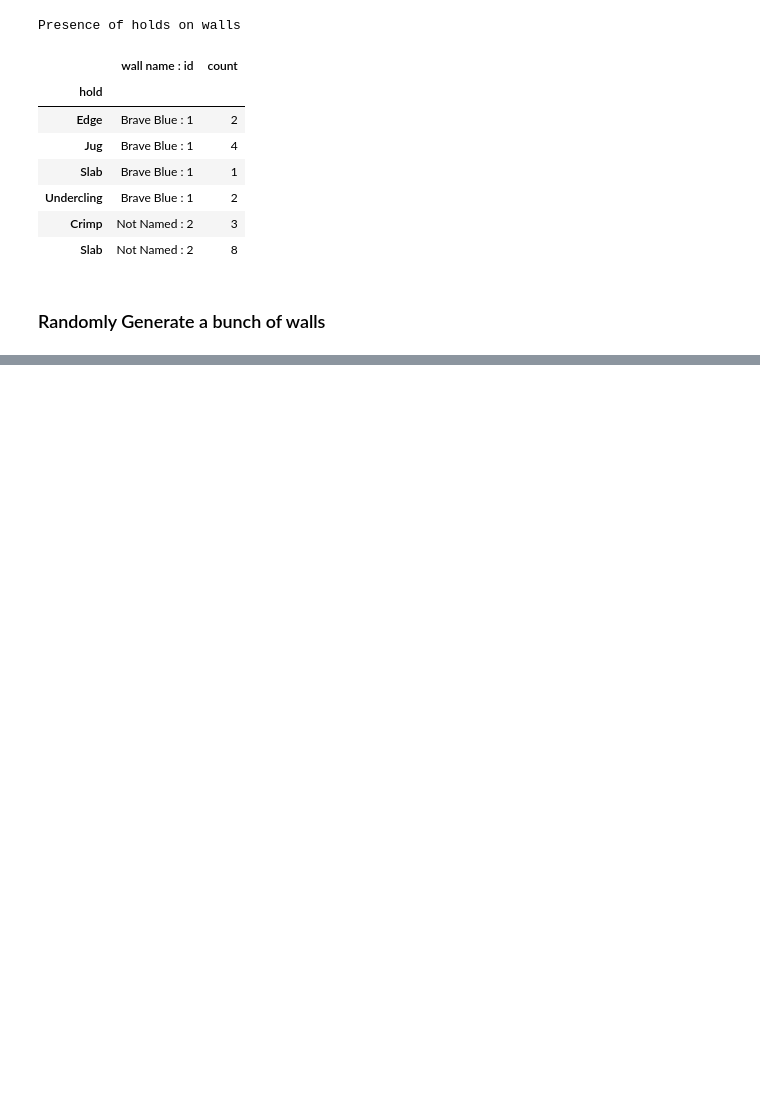
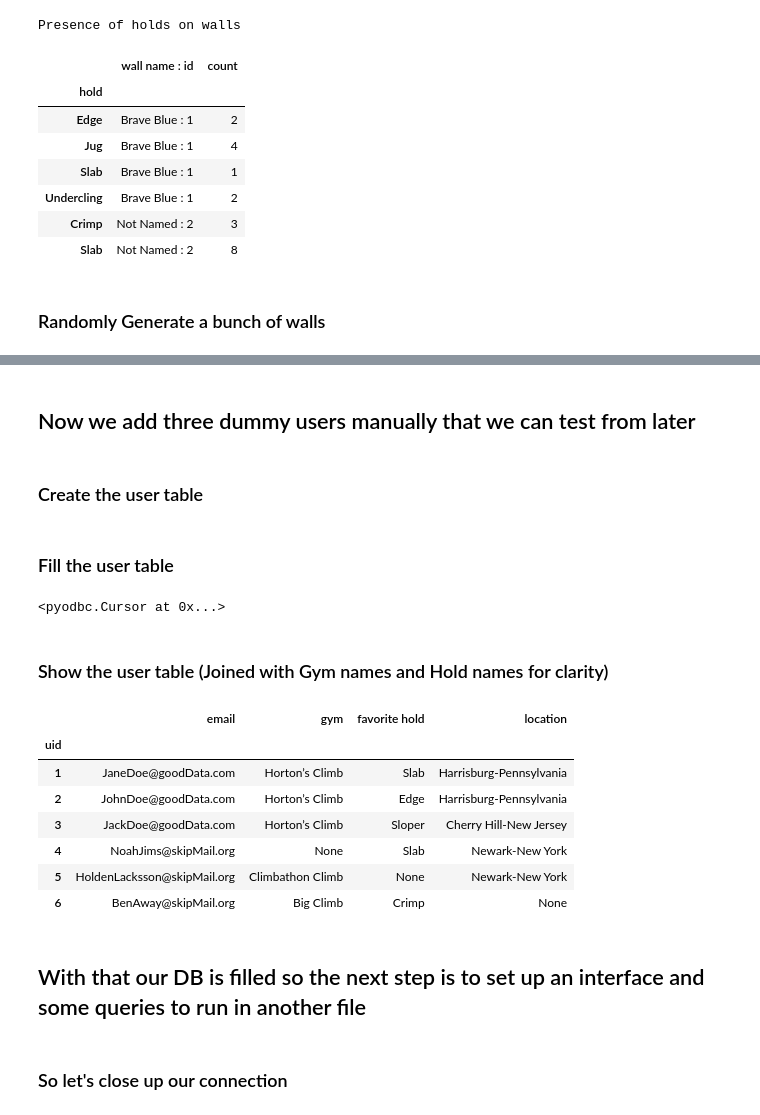
Before and after one commit to ethane103/climbing-SQL_Project, a Jupyter notebook: fillDB.ipynb, the cells around one changed output, grey strips where cells are left out. Cells and saved outputs as stored; diff of their text form; code cells hidden in the pictures; blank space fills up the shorter version.

Commit message:
Finished fillDB

```diff
--- a/fillDB.ipynb
+++ b/fillDB.ipynb
@@ -413,0 +418,4 @@ Presence of holds on walls
+# %% [markdown]
+## Now we add three dummy users manually that we can test from later
+# %% [markdown]
+### Create the user table
@@ -413,0 +437,67 @@ Presence of holds on walls
+# %% [markdown]
+### Fill the user table
+# %%
+# Let's start with a couple John and Jane who live in Pennsylvania and have filled in a favorite gym, Jane likes slab and John likes edge
+# And let's add their son Jack Doe who's moved to New Jersey but has the same favorite gym as his parents
+cursor.execute("""
+INSERT INTO
+    users (email, favorite_hold, city, state, gym)
+VALUES
+    ("JaneDoe@goodData.com", 3, "Harrisburg", "Pennsylvania", 3),
+    ("JohnDoe@goodData.com", 2, "Harrisburg", "Pennsylvania", 3),
+    ("JackDoe@goodData.com", 6, "Cherry Hill", "New Jersey", 3)
+""")
+
+# Now lets create three users who are a bit less commited, one each who skipped filling out a favorite hold, city and state or gym
+cursor.execute("""
+INSERT INTO
+    users (email, favorite_hold, city, state)
+VALUES
+    ("NoahJims@skipMail.org", 3, "Newark", "New York")
+""")
+
+cursor.execute("""
+INSERT INTO
+    users (email, city, state, gym)
+VALUES
+    ("HoldenLacksson@skipMail.org", "Newark", "New York", 10)
+""")
+
+cursor.execute("""
+INSERT INTO
+    users (email, favorite_hold, gym)
+VALUES
+    ("BenAway@skipMail.org", 4, 2)
+""");
+# %% [output]
+<pyodbc.Cursor at 0x...>
+# %% [markdown]
+### Show the user table (Joined with Gym names and Hold names for clarity)
+# %%
+# Put together and run query for users info.
+get_users = """
+SELECT
+    users.id AS uid,
+    users.email AS email,
+    gyms.name AS gym,
+    holds.name AS 'favorite hold',
+    CONCAT(users.city,'-', users.state) AS location
+FROM users
+LEFT JOIN gyms ON users.gym = gyms.id
+LEFT JOIN holds ON users.favorite_hold = holds.id
+"""
+df = query_to_df(get_users, cursor)
+display(df)
+# %% [output]
+|  | email | gym | favorite hold | location |
+| uid |  |  |  |  |
+| 1 | JaneDoe@goodData.com | Horton’s Climb | Slab | Harrisburg-Pennsylvania |
+| 2 | JohnDoe@goodData.com | Horton’s Climb | Edge | Harrisburg-Pennsylvania |
+| 3 | JackDoe@goodData.com | Horton’s Climb | Sloper | Cherry Hill-New Jersey |
+| 4 | NoahJims@skipMail.org | None | Slab | Newark-New York |
+| 5 | HoldenLacksson@skipMail.org | Climbathon Climb | None | Newark-New York |
+| 6 | BenAway@skipMail.org | Big Climb | Crimp | None |
+# %% [markdown]
+## With that our DB is filled so the next step is to set up an interface and some queries to run in another file
+# %% [markdown]
+### So let's close up our connection
```
Also changed, not shown: parts of 7 cells of this notebook.
